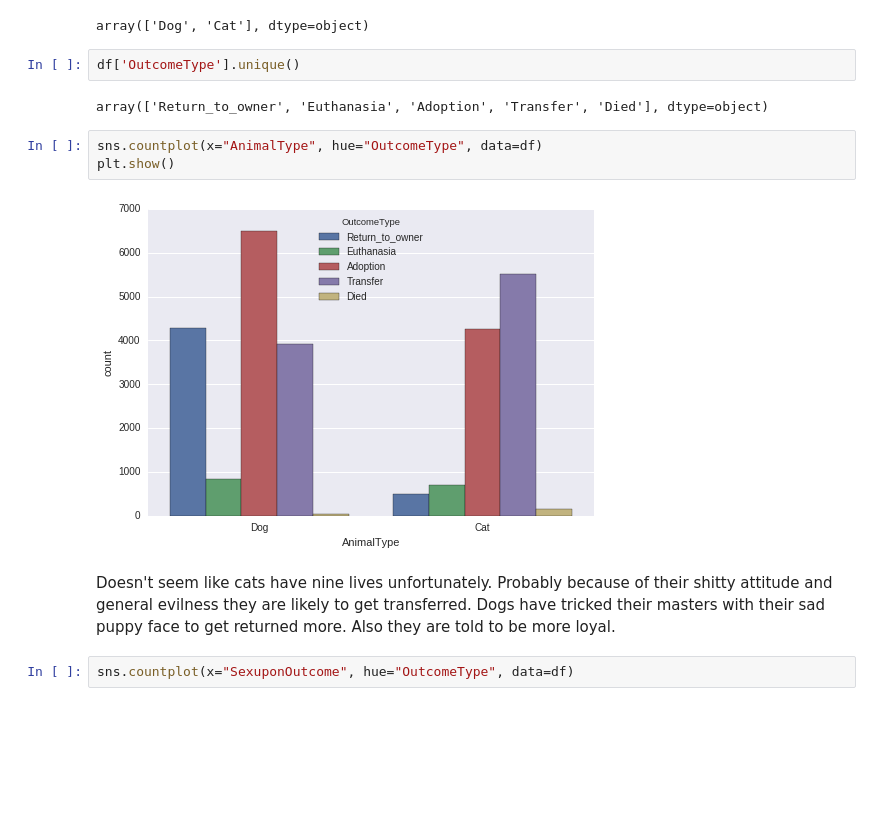
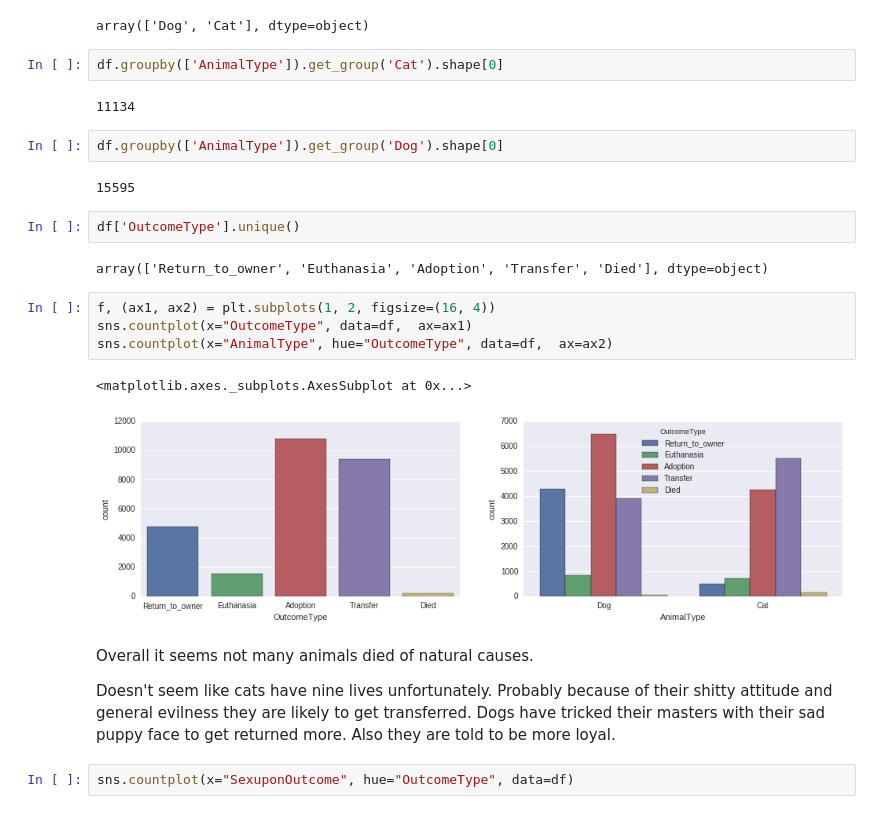
Before and after one commit to aedorado/shelterAnimalOutcomes, a Jupyter notebook: shelterAnimalOutcomes-Visualization.ipynb, the cells around one changed output. Drawn from its saved outputs; the diff is of its cells as text; blank space fills up the shorter version.

```diff
--- a/shelterAnimalOutcomes-Visualization.ipynb
+++ b/shelterAnimalOutcomes-Visualization.ipynb
@@ -22,16 +22,28 @@ df.head()
 df['AnimalType'].unique()
 # %% [output]
 array(['Dog', 'Cat'], dtype=object)
+# %%
+df.groupby(['AnimalType']).get_group('Cat').shape[0]
+# %% [output]
+11134
+# %%
+df.groupby(['AnimalType']).get_group('Dog').shape[0]
+# %% [output]
+15595
 # %%
 df['OutcomeType'].unique()
 # %% [output]
 array(['Return_to_owner', 'Euthanasia', 'Adoption', 'Transfer', 'Died'], dtype=object)
-# %%
-sns.countplot(x="AnimalType", hue="OutcomeType", data=df)
-plt.show()
-# %% [output]
-[figure, removed]
+# %%
+f, (ax1, ax2) = plt.subplots(1, 2, figsize=(16, 4))
+sns.countplot(x="OutcomeType", data=df,  ax=ax1)
+sns.countplot(x="AnimalType", hue="OutcomeType", data=df,  ax=ax2)
+# %% [output]
+<matplotlib.axes._subplots.AxesSubplot at 0x...>
+[figure, added]
 # %% [markdown]
+Overall it seems not many animals died of natural causes.
+
 Doesn't seem like cats have nine lives unfortunately.
 Probably because of their shitty attitude and general evilness they are likely to get transferred.
 Dogs have tricked their masters with their sad puppy face to get returned more. Also they are told to be more loyal.
```
Also changed, not shown: parts of 6 cells of this notebook, 1 other file.
